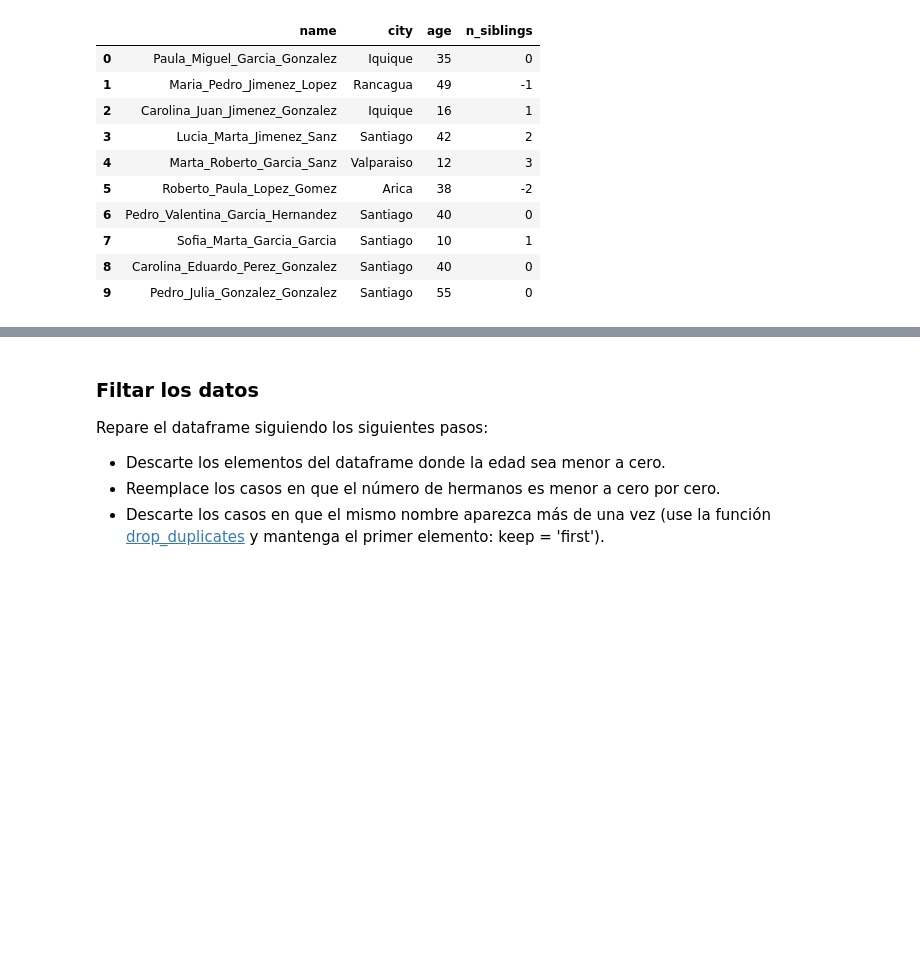
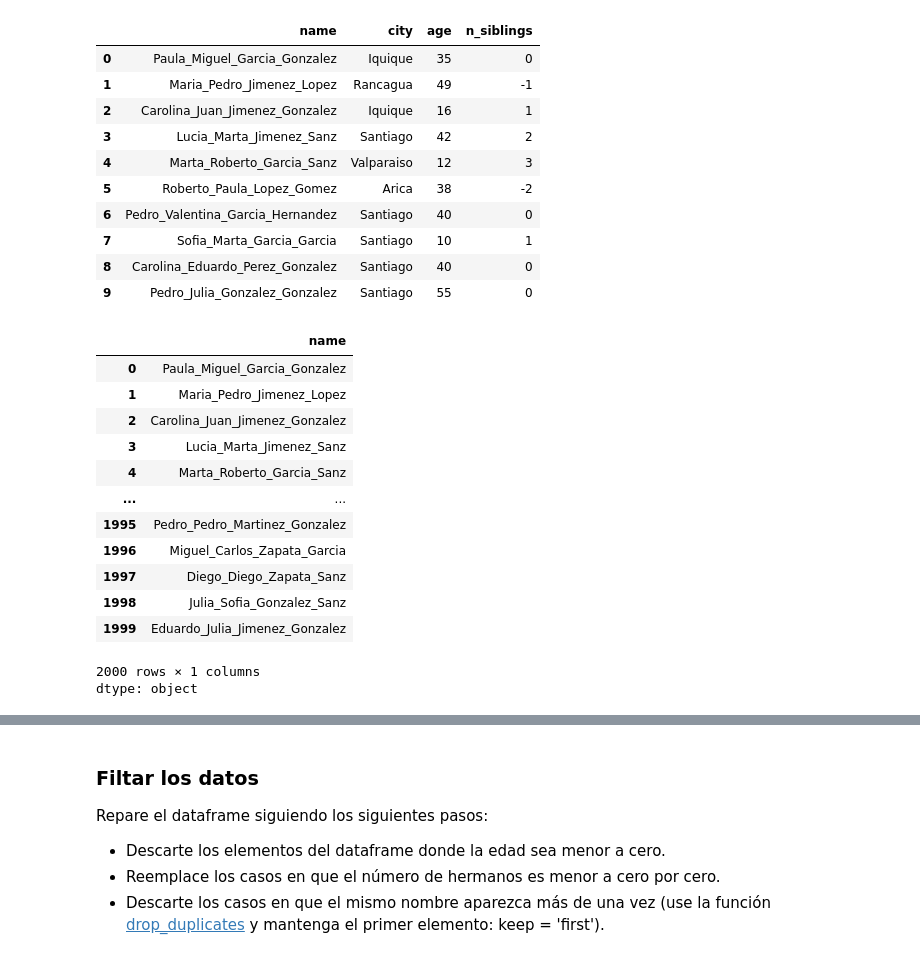
Before and after one commit to Morales-Andres/Tarea-1, a Jupyter notebook: Tarea_1.ipynb, the cells around one changed output, grey strips where cells are left out. Cells and saved outputs as stored; diff of their text form; code cells hidden in the pictures; blank space fills up the shorter version.

```diff
--- a/Tarea_1.ipynb
+++ b/Tarea_1.ipynb
@@ -221,3 +222,21 @@ censo.head(10)
 | 7 | Sofia_Marta_Garcia_Garcia | Santiago | 10 | 1 |
 | 8 | Carolina_Eduardo_Perez_Gonzalez | Santiago | 40 | 0 |
 | 9 | Pedro_Julia_Gonzalez_Gonzalez | Santiago | 55 | 0 |
+# %%
+df_censo_nombres = df_censo['name']
+df_censo_nombres
+# %% [output]
+|  | name |
+| 0 | Paula_Miguel_Garcia_Gonzalez |
+| 1 | Maria_Pedro_Jimenez_Lopez |
+| 2 | Carolina_Juan_Jimenez_Gonzalez |
+| 3 | Lucia_Marta_Jimenez_Sanz |
+| 4 | Marta_Roberto_Garcia_Sanz |
+| ... | ... |
+| 1995 | Pedro_Pedro_Martinez_Gonzalez |
+| 1996 | Miguel_Carlos_Zapata_Garcia |
+| 1997 | Diego_Diego_Zapata_Sanz |
+| 1998 | Julia_Sofia_Gonzalez_Sanz |
+| 1999 | Eduardo_Julia_Jimenez_Gonzalez |
+2000 rows × 1 columns
+dtype: object
```
Also changed, not shown: parts of 7 cells of this notebook.
